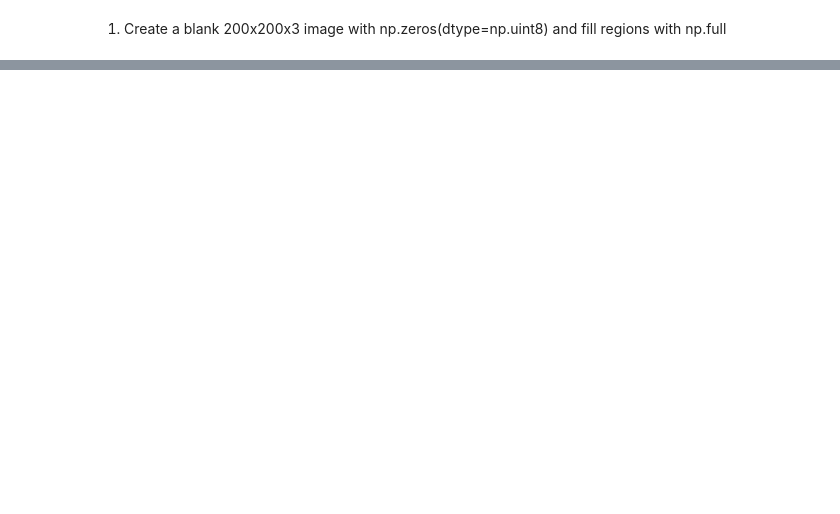
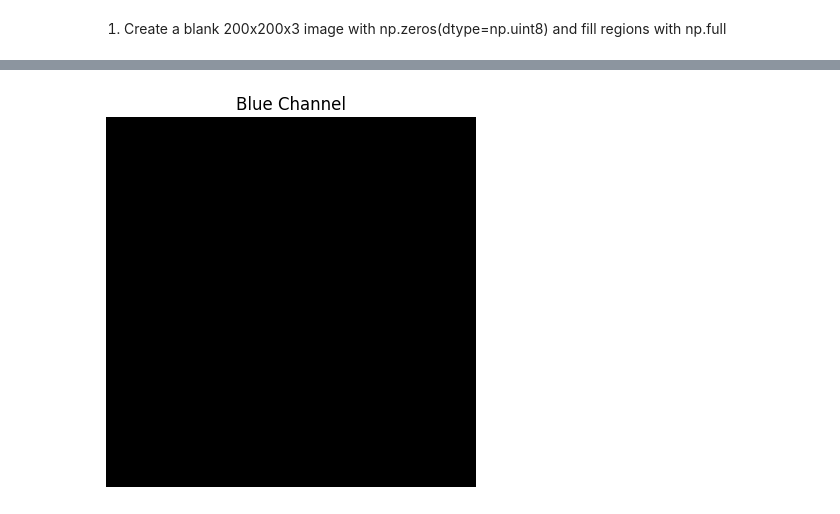
Before and after one commit to khushijaiswal4455-code/Image_pixel_manipulator, a Jupyter notebook: image_pixel.ipynb, the cells around one changed output, grey strips where cells are left out. Saved outputs shown, nothing was run; the diff lists cells and outputs as text; code cells hidden in the pictures; blank space fills up the shorter version.

```diff
--- a/image_pixel.ipynb
+++ b/image_pixel.ipynb
@@ -25,0 +53,7 @@ plt.show()
+# %%
+# Create a sample RGB image
+img = np.zeros((200, 200, 3), dtype=np.uint8)
+# %%
+# Add colors to the image
+img[:, :, 0] = 255
+img[50:150, 50:150, 1] = 255
@@ -25,0 +67,5 @@ plt.show()
+# %%
+# 3. Extract individual RGB channels
+red = img[:, :, 0]
+green = img[:, :, 1]
+blue = img[:, :, 2]
@@ -25,0 +110,8 @@ plt.show()
+# %%
+# Display blue channel separately
+plt.imshow(blue, cmap="gray")
+plt.title("Blue Channel")
+plt.axis("off")
+plt.show()
+# %% [output]
+[figure, added]
```
Also changed, not shown: parts of 27 cells of this notebook.
